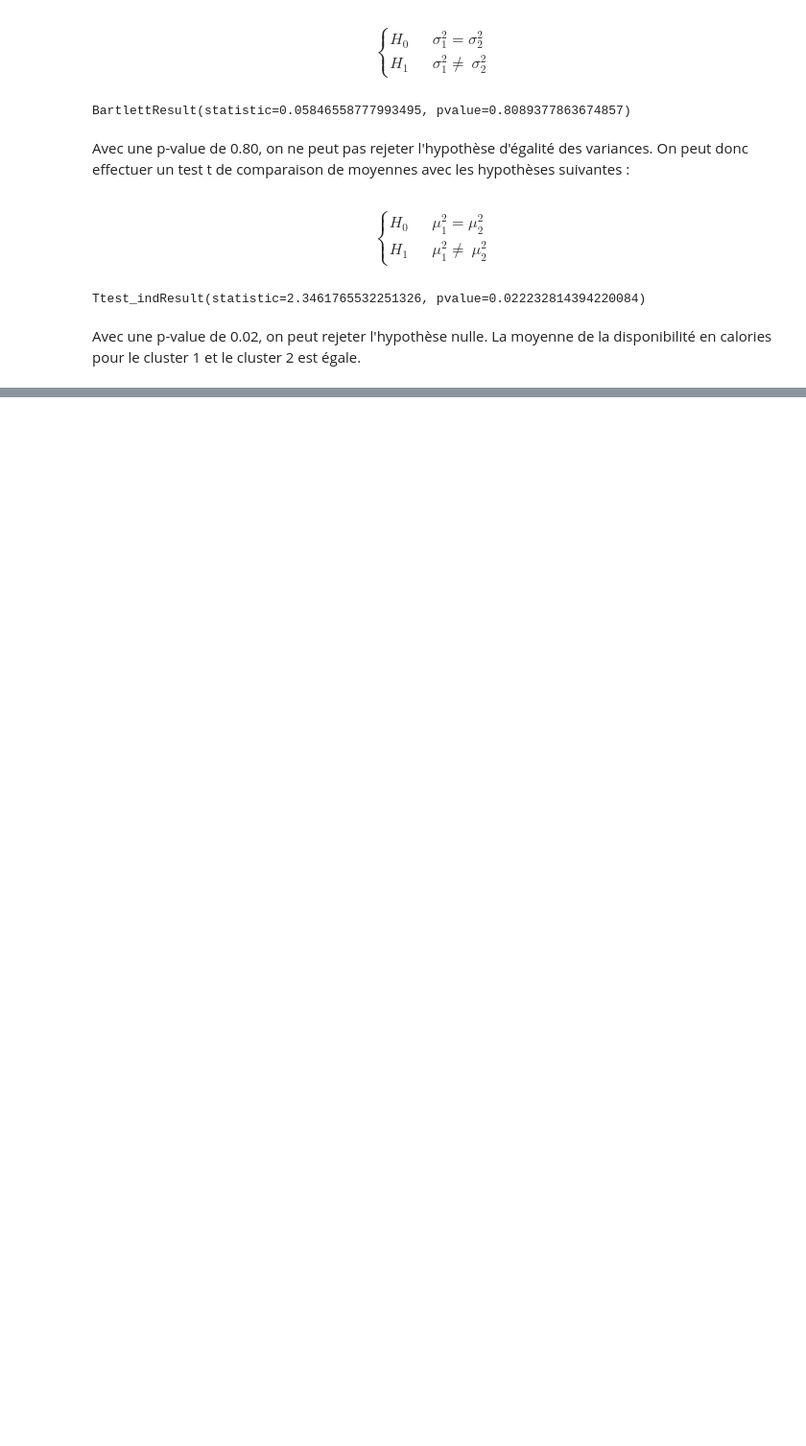
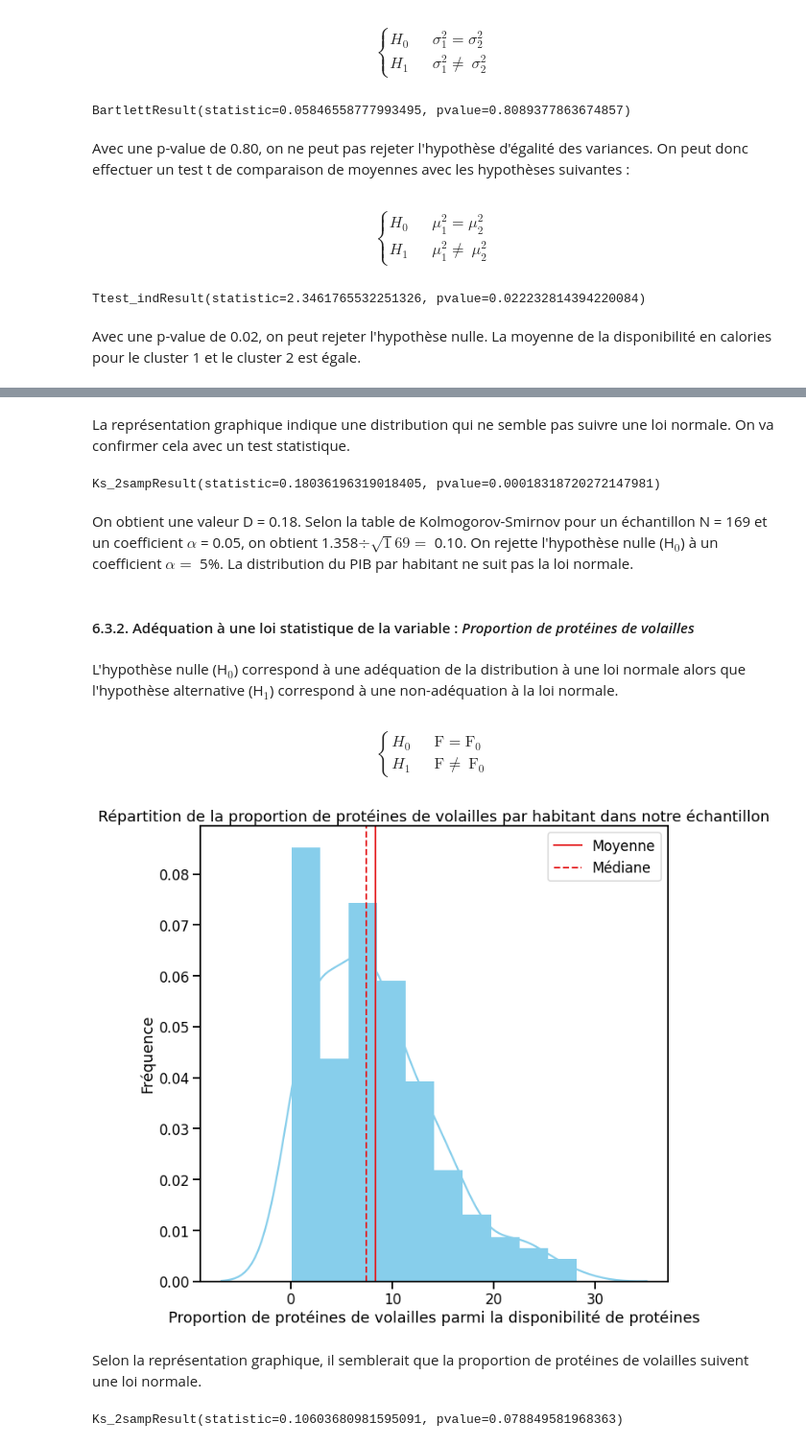
Before and after one commit to Sylvariane/etude_marche, a Jupyter notebook: P5_02_code.ipynb, the cells around one changed output, grey strips where cells are left out. Shown at 96% size. Cells and saved outputs as stored; diff of their text form; code cells hidden in the pictures; blank space fills up the shorter version.

```diff
--- a/P5_02_code.ipynb
+++ b/P5_02_code.ipynb
@@ -733,0 +837,40 @@ Avec une p-value de 0.02, on peut rejeter l'hypothèse nulle. La moyenne de la d
+# %% [markdown]
+La représentation graphique indique une distribution qui ne semble pas suivre une loi normale. On va confirmer cela avec un test statistique.
+# %%
+ks_2samp(df["PIB_hab"],list(np.random.normal(np.mean(df["PIB_hab"]), np.std(df["PIB_hab"]), 1000)))
+# %% [output]
+Ks_2sampResult(statistic=0.18036196319018405, pvalue=0.00018318720272147981)
+# %% [markdown]
+On obtient une valeur D = 0.18. Selon la table de Kolmogorov-Smirnov pour un échantillon N = 169 et un coefficient $\alpha$ = 0.05, on obtient 1.358$\div\sqrt169 =$ 0.10. On rejette l'hypothèse nulle (H$_0$) à un coefficient $\alpha = $ 5%. La distribution du PIB par habitant ne suit pas la loi normale.
+# %% [markdown]
+#### 6.3.2. Adéquation à une loi statistique de la variable : *Proportion de protéines de volailles*
+# %% [markdown]
+L'hypothèse nulle (H$_0$) correspond à une adéquation de la distribution à une loi normale alors que l'hypothèse alternative (H$_1$) correspond à une non-adéquation à la loi normale.
+# %% [markdown]
+  \begin{cases}
+    H_0      & \quad \text{F} = \text{F}_0\\
+    H_1      & \quad \text{F} \neq\ \text{F}_0
+  \end{cases}
+# %%
+_ = plt.figure(figsize = (10,10))
+
+_ = sns.distplot(df["prot_volaille"],
+                  kde=True,
+                  color='skyblue',
+                  hist_kws={"linewidth": 15,'alpha':1})
+_ = plt.axvline(x=df["prot_volaille"].mean(), label='Moyenne', linestyle='-', linewidth=2)
+_ = plt.axvline(x=df["prot_volaille"].median(), label='Médiane', linestyle='--', linewidth=2)
+_ = plt.xlabel('Proportion de protéines de volailles parmi la disponibilité de protéines')
+_ = plt.ylabel('Fréquence')
+_ = plt.title('Répartition de la proportion de protéines de volailles par habitant dans notre échantillon')
+_ = plt.legend()
+
+_ = plt.show()
+# %% [output]
+[figure, added]
+# %% [markdown]
+Selon la représentation graphique, il semblerait que la proportion de protéines de volailles suivent une loi normale.
+# %%
+ks_2samp(df["prot_volaille"],list(np.random.normal(np.mean(df["prot_volaille"]), np.std(df["prot_volaille"]), 1000)))
+# %% [output]
+Ks_2sampResult(statistic=0.10603680981595091, pvalue=0.078849581968363)
```
Also changed, not shown: parts of 59 cells of this notebook.
